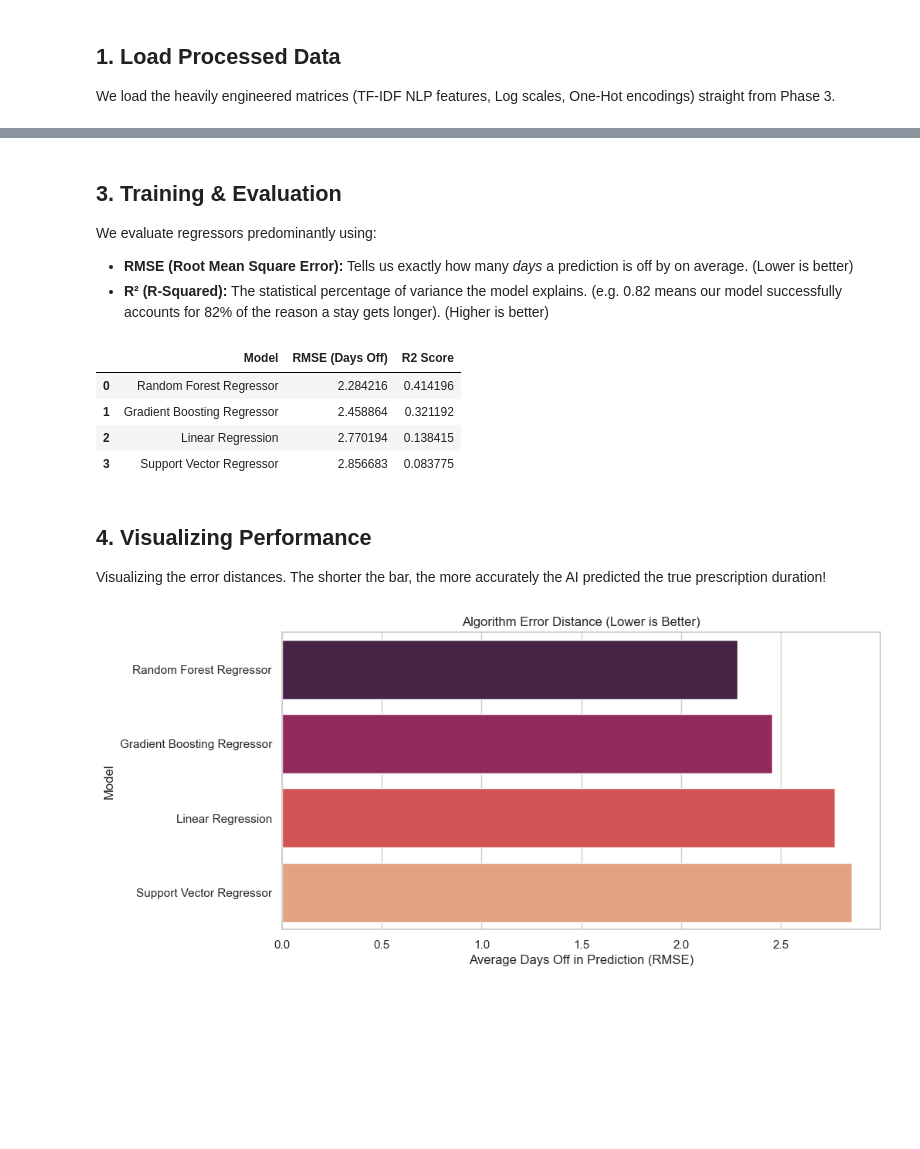
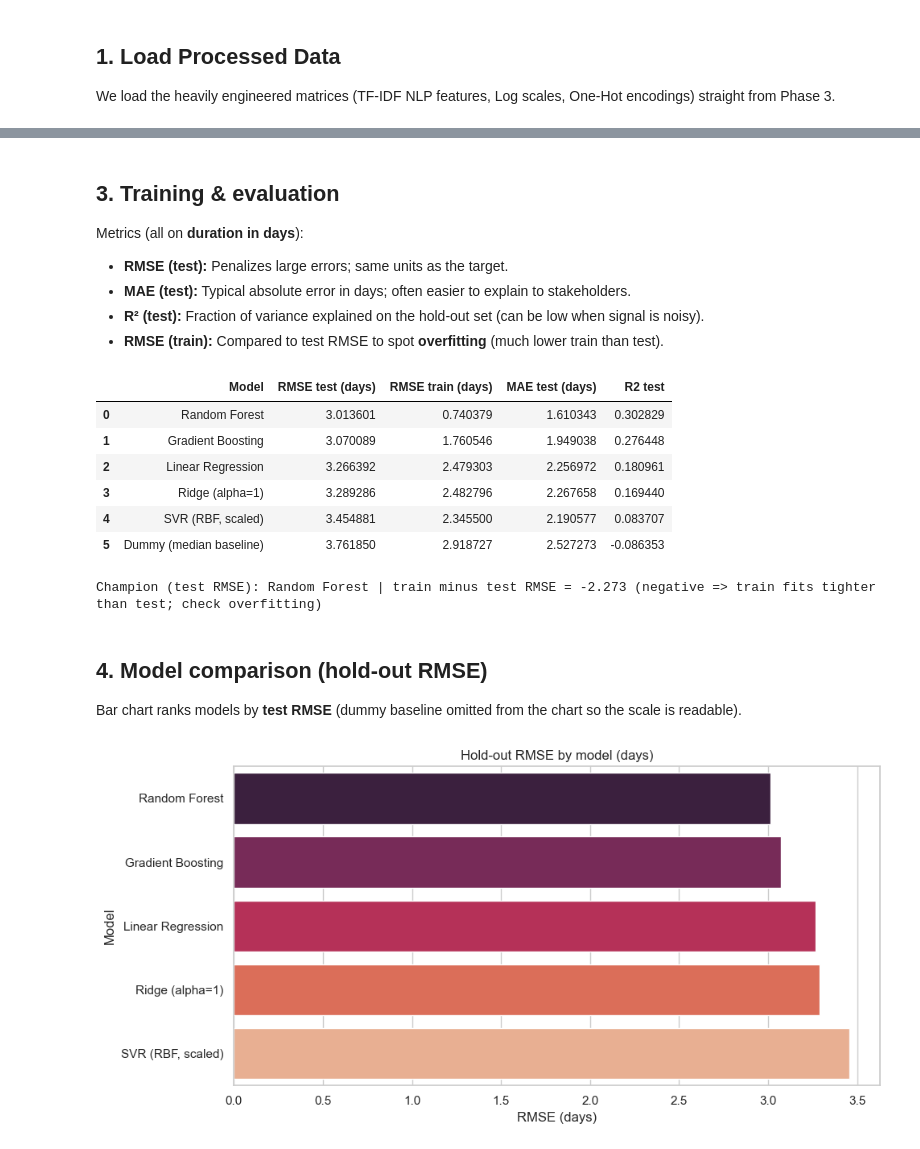
Before and after one commit to Kacem-Trabelsi/machine_learning, a Jupyter notebook: regression_hospital_data _set/02c_Modeling_Hospital.ipynb, the cells around one changed output, grey strips where cells are left out. Cells and saved outputs as stored; diff of their text form; code cells hidden in the pictures; blank space fills up the shorter version.

Commit message:
Hospital regression: DU/prep/modeling pipeline, metadata, and merged evaluation in 02c

```diff
--- a/regression_hospital_data _set/02c_Modeling_Hospital.ipynb
+++ b/regression_hospital_data _set/02c_Modeling_Hospital.ipynb
@@ -50,49 +59,66 @@ We will pit 4 heavy-duty regression algorithms against each other:
 # %%
+# SVR: scale sparse-friendly (with_mean=False) for TF-IDF columns mixed with numeric.
 models = {
+    'Dummy (median baseline)': DummyRegressor(strategy='median'),
     'Linear Regression': LinearRegression(),
-    'Support Vector Regressor': SVR(kernel='rbf'),
-    'Random Forest Regressor': RandomForestRegressor(n_estimators=100, random_state=42),
-    'Gradient Boosting Regressor': GradientBoostingRegressor(n_estimators=100, random_state=42)
+    'Ridge (alpha=1)': Ridge(alpha=1.0),
+    'SVR (RBF, scaled)': make_pipeline(StandardScaler(with_mean=False), SVR(kernel='rbf')),
+    'Random Forest': RandomForestRegressor(n_estimators=100, random_state=42, n_jobs=-1),
+    'Gradient Boosting': GradientBoostingRegressor(n_estimators=100, random_state=42),
 }
 # %% [markdown]
-## 3. Training & Evaluation
-We evaluate regressors predominantly using:
-- **RMSE (Root Mean Square Error):** Tells us exactly how many *days* a prediction is off by on average. (Lower is better)
-- **R² (R-Squared):** The statistical percentage of variance the model explains. (e.g. 0.82 means our model successfully accounts for 82% of the reason a stay gets longer). (Higher is better)
+## 3. Training & evaluation
+Metrics (all on **duration in days**):
+- **RMSE (test):** Penalizes large errors; same units as the target.
+- **MAE (test):** Typical absolute error in days; often easier to explain to stakeholders.
+- **R² (test):** Fraction of variance explained on the hold-out set (can be low when signal is noisy).
+- **RMSE (train):** Compared to test RMSE to spot **overfitting** (much lower train than test).
 # %%
 results = []
 trained_models = {}
 
 for name, model in models.items():
-    # Train
     model.fit(X_train, y_train)
     trained_models[name] = model
+    p_tr = model.predict(X_train)
+    p_te = model.predict(X_test)
+    results.append({
+        'Model': name,
+        'RMSE test (days)': root_mean_squared_error(y_test, p_te),
+        'RMSE train (days)': root_mean_squared_error(y_train, p_tr),
+        'MAE test (days)': mean_absolute_error(y_test, p_te),
+        'R2 test': r2_score(y_test, p_te),
+    })
 
-    # Predict
-    y_pred = model.predict(X_test)
-
-    # Metrics
-    rmse = root_mean_squared_error(y_test, y_pred)
-    r2 = r2_score(y_test, y_pred)
-
-    results.append({'Model': name, 'RMSE (Days Off)': rmse, 'R2 Score': r2})
-
-benchmarks = pd.DataFrame(results).sort_values(by='RMSE (Days Off)', ascending=True).reset_index(drop=True)
+benchmarks = pd.DataFrame(results).sort_values('RMSE test (days)').reset_index(drop=True)
 display(benchmarks)
+champ_row = benchmarks.iloc[0]
+gap = champ_row['RMSE train (days)'] - champ_row['RMSE test (days)']
+print(
+    f"Champion (test RMSE): {champ_row['Model']} | "
+    f"train minus test RMSE = {gap:.3f} "
+    f"(negative => train fits tighter than test; check overfitting)"
+)
 # %% [output]
-|  | Model | RMSE (Days Off) | R2 Score |
-| 0 | Random Forest Regressor | 2.284216 | 0.414196 |
-| 1 | Gradient Boosting Regressor | 2.458864 | 0.321192 |
-| 2 | Linear Regression | 2.770194 | 0.138415 |
-| 3 | Support Vector Regressor | 2.856683 | 0.083775 |
+|  | Model | RMSE test (days) | RMSE train (days) | MAE test (days) | R2 test |
+| 0 | Random Forest | 3.013601 | 0.740379 | 1.610343 | 0.302829 |
+| 1 | Gradient Boosting | 3.070089 | 1.760546 | 1.949038 | 0.276448 |
+| 2 | Linear Regression | 3.266392 | 2.479303 | 2.256972 | 0.180961 |
+| 3 | Ridge (alpha=1) | 3.289286 | 2.482796 | 2.267658 | 0.169440 |
+| 4 | SVR (RBF, scaled) | 3.454881 | 2.345500 | 2.190577 | 0.083707 |
+| 5 | Dummy (median baseline) | 3.761850 | 2.918727 | 2.527273 | -0.086353 |
+Champion (test RMSE): Random Forest | train minus test RMSE = -2.273 (negative => train fits tighter than test; check overfitting)
 # %% [markdown]
-## 4. Visualizing Performance
-Visualizing the error distances. The shorter the bar, the more accurately the AI predicted the true prescription duration!
+## 4. Model comparison (hold-out RMSE)
+
+Bar chart ranks models by **test RMSE** (dummy baseline omitted from the chart so the scale is readable).
 # %%
+plot_df = benchmarks[benchmarks['Model'] != 'Dummy (median baseline)'].copy()
 plt.figure(figsize=(10, 5))
-sns.barplot(data=benchmarks, x='RMSE (Days Off)', y='Model', palette='rocket')
-plt.title('Algorithm Error Distance (Lower is Better)')
-plt.xlabel('Average Days Off in Prediction (RMSE)')
+sns.barplot(data=plot_df, x='RMSE test (days)', y='Model', palette='rocket')
+plt.title('Hold-out RMSE by model (days)')
+plt.xlabel('RMSE (days)')
+plt.tight_layout()
 plt.show()
 # %% [output]
-[figure, old version]
+[figure, new version]
```
Also changed, not shown: parts of 16 cells of this notebook, 10 other files.
